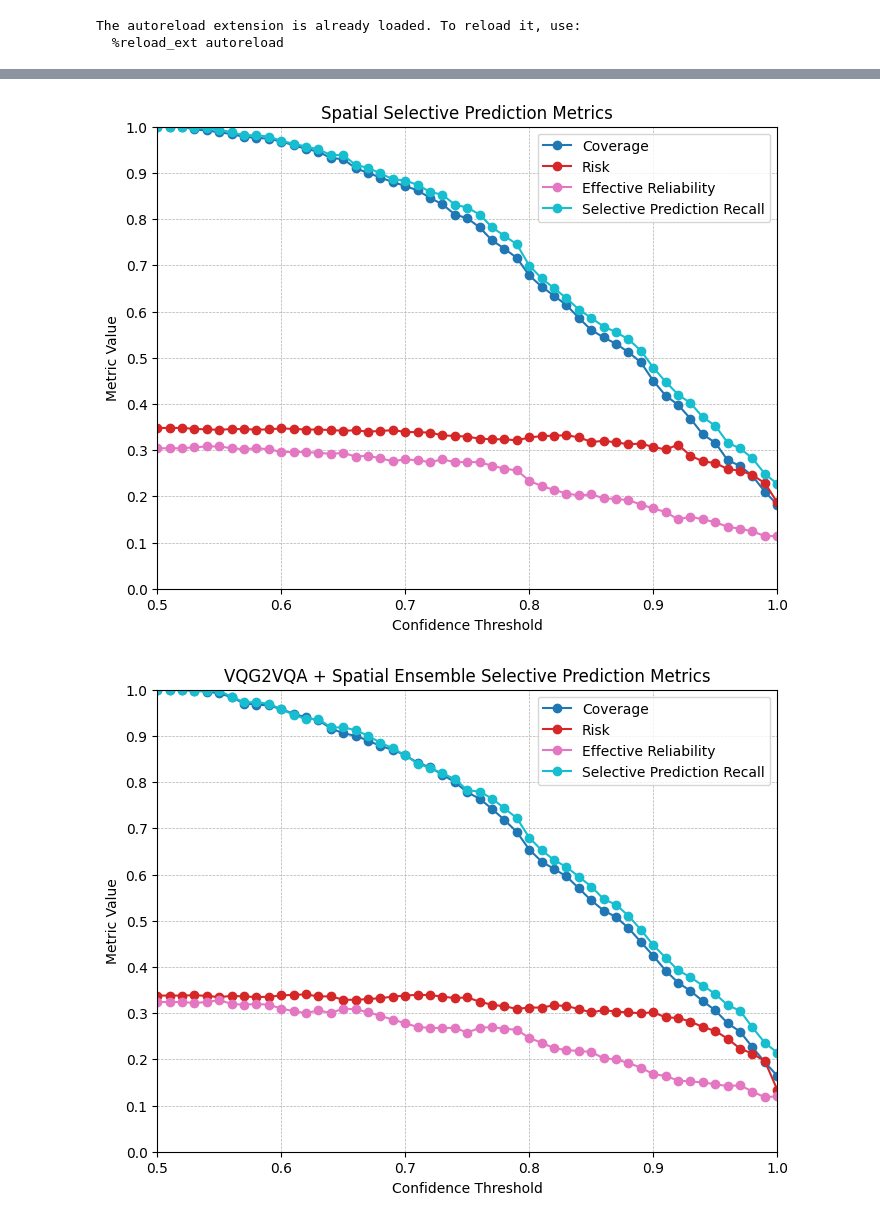
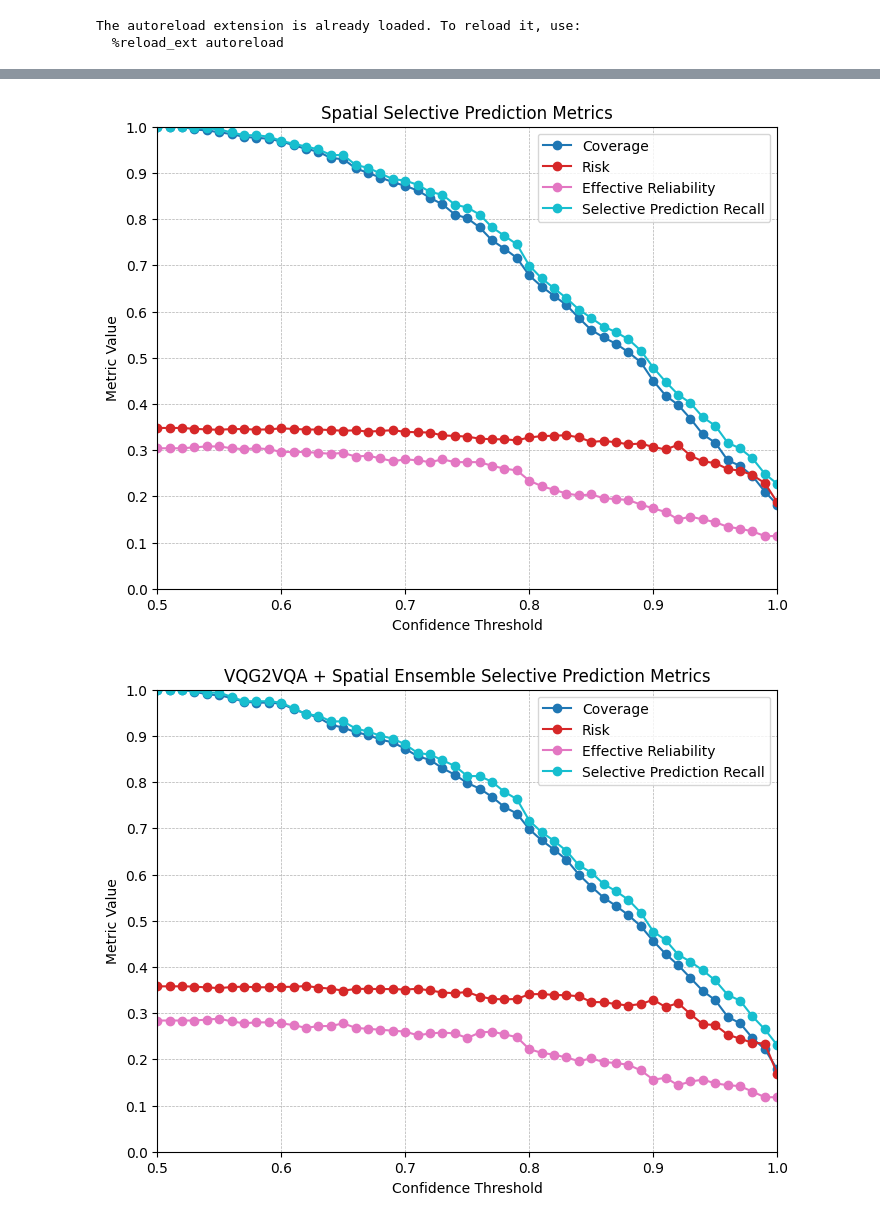
Before and after one commit to sled-group/Transparent-Coherent-PMD, a Jupyter notebook: notebooks/prototyping/ensemble_prototyping.ipynb, the cells around one changed output, grey strips where cells are left out. Drawn from its saved outputs; the diff is of its cells as text; code cells hidden in the pictures.

```diff
--- a/notebooks/prototyping/ensemble_prototyping.ipynb
+++ b/notebooks/prototyping/ensemble_prototyping.ipynb
@@ -44,10 +44,14 @@ def plot_abstention_curve(all_probs, all_labels, result_name, save_path):
     plot_abstention_metrics(thresholds, coverages, risks, eff_reliabilities, sp_recalls, result_name, [save_path])
 
     return coverages, risks, eff_reliabilities, sp_recalls
+
+def convert_mistake_prob_to_confidence(p):
+    return abs(p - (1-p))
 # %%
 import datetime
 import numpy as np
 import os
+from pprint import pprint
 from tqdm import tqdm
 
 from travel.constants import RESULTS_DIR
@@ -64,8 +68,14 @@ for pred_idx, (pred_vqg2vqa, pred_spatial) in enumerate(tqdm(zip(preds_vqg2vqa.v
 
     mistake_probs_vqg2vqa = pred_vqg2vqa['mistake_detection']["0.0"]['mistake_probs']
     mistake_probs_spatial = pred_spatial['mistake_detection']["0.0"]['mistake_probs']
-    mistake_probs_combined = [max(mpv, mps) for mpv, mps in zip(mistake_probs_vqg2vqa, mistake_probs_spatial)]
 
+    # Combine mistake probabilities based on confidence
+    mistake_probs_combined = [[sorted([mpv_q, mps_q], reverse=True, key=lambda x: convert_mistake_prob_to_confidence(x))[0] for mpv_q, mps_q in zip(mpv, mps)] for mpv, mps in zip(mistake_probs_vqg2vqa, mistake_probs_spatial)]
+
+    # Or combine based on max mistake probability
+    # mistake_probs_combined = [[max(mpv_q, mps_q) for mpv_q, mps_q in zip(mpv, mps)] for mpv, mps in zip(mistake_probs_vqg2vqa, mistake_probs_spatial)]
+
+    # Aggregate across frames for separate and combined
     mistake_prob_vqg2vqa =  aggregate_mistake_probs_over_frames(mistake_probs_vqg2vqa, frame_times)
     mistake_prob_spatial =  aggregate_mistake_probs_over_frames(mistake_probs_spatial, frame_times)
     mistake_prob_combined = aggregate_mistake_probs_over_frames(mistake_probs_combined, frame_times)
@@ -105,3 +115,3 @@ plot_abstention_curve(all_mistake_probs_combined, all_labels, "VQG2VQA + Spatial
 [figure]
 [figure]
-[figure, old version]
+[figure, new version]
```
Also changed, not shown: parts of 1 cell of this notebook, 6 other files.
